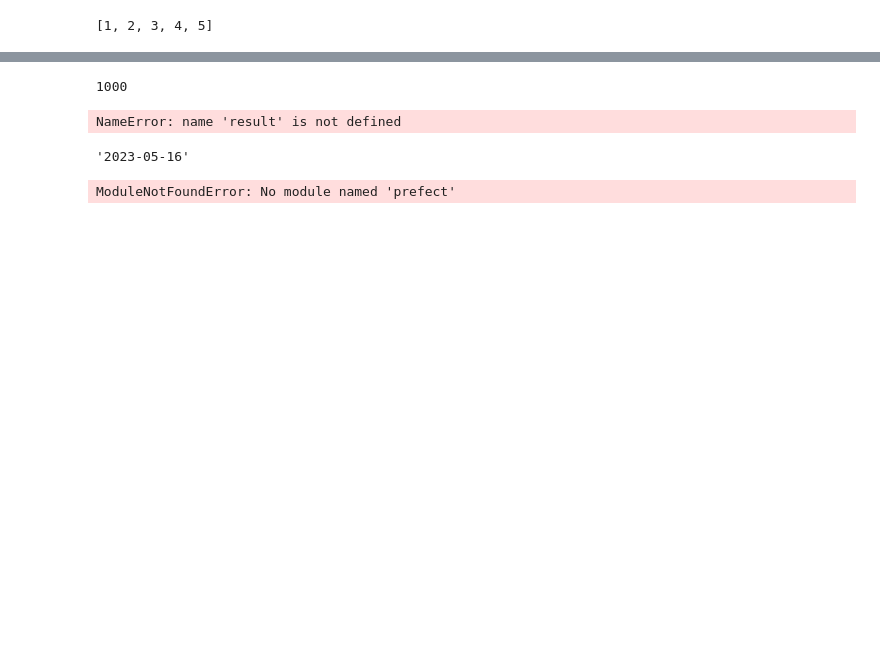
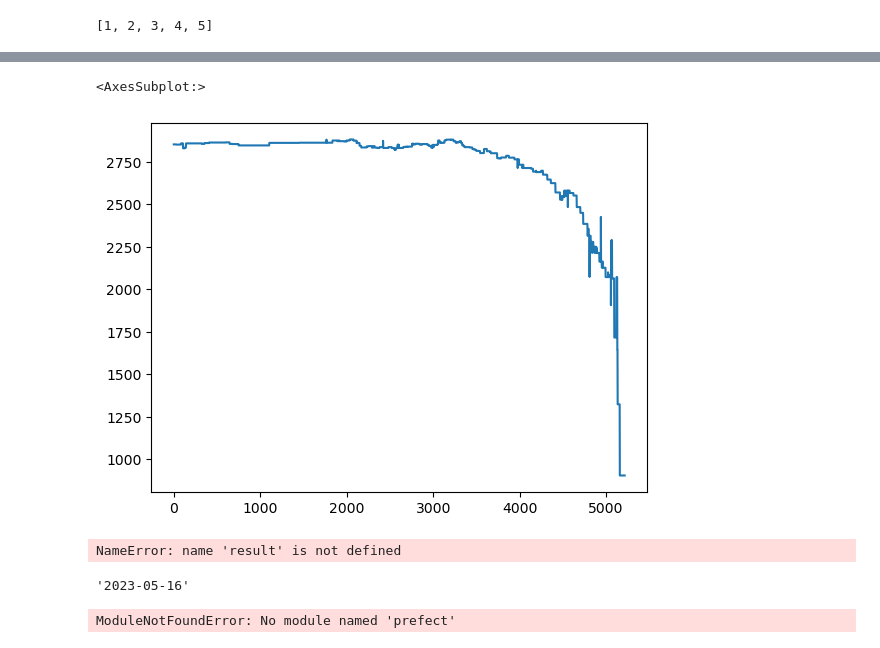
Before and after one commit to acothaha/chess_elo, a Jupyter notebook: test.ipynb, the cells around one changed output, grey strips where cells are left out. Cells and saved outputs as stored; diff of their text form; code cells hidden in the pictures; blank space fills up the shorter version.

```diff
--- a/test.ipynb
+++ b/test.ipynb
@@ -29,10 +29,11 @@ df.head()
 | 2 | 3-cm | Carlsen, Magnus | 1 | 2853 | black | Deac, Bogdan Daniel | 2700 | win | 53 | Sicilian | ... |
 | 3 | 4-cm | Carlsen, Magnus | 1 | 2853 | white | Yoo, Christopher Woojin | 2607 | draw | 84 | Sicilian | ... |
 | 4 | 5-cm | Carlsen, Magnus | 1 | 2853 | white | Hakobyan, Aram | 2608 | win | 33 | English | ... |
-# %%
-df.shape[0]
-# %% [output]
-1000
+# %%
+df.loc[df['ranking'] == 1, 'rating'].plot()
+# %% [output]
+<AxesSubplot:>
+[figure, added]
 # %%
 result
 # %% [output]
```
